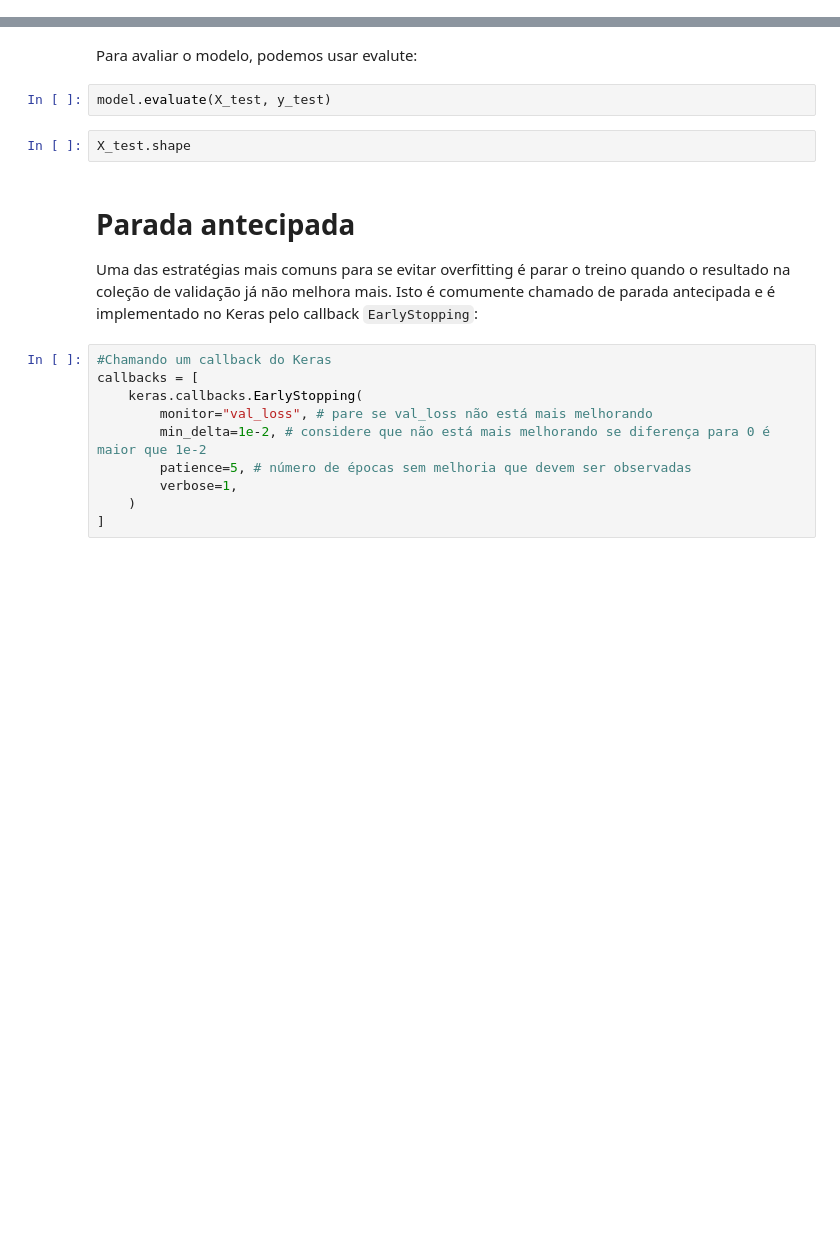
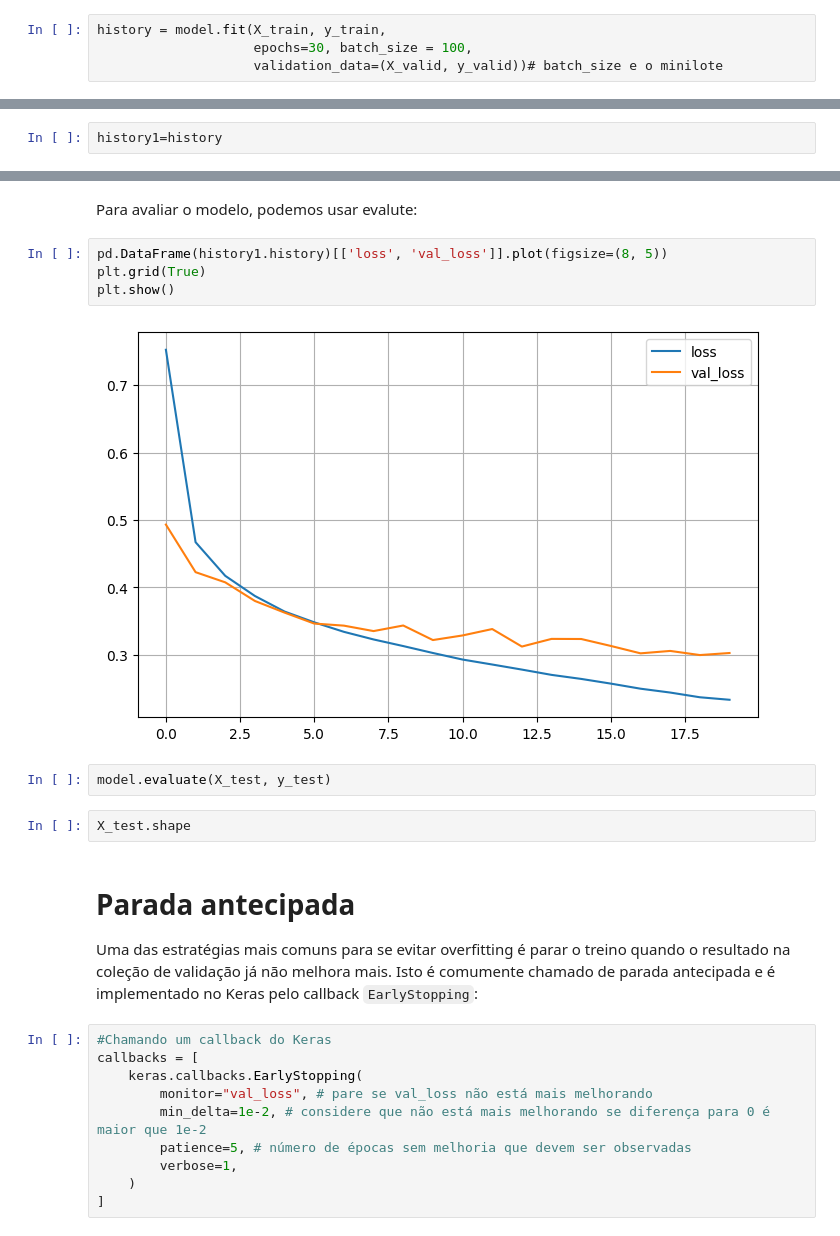
Before and after one commit to AnaCristina1972/projett, a Jupyter notebook: Aula2_RedesNeurais_keras_aula_Classificação1.ipynb, the cells around one changed output, grey strips where cells are left out. Drawn from its saved outputs; the diff is of its cells as text; blank space fills up the shorter version.

```diff
--- a/Aula2_RedesNeurais_keras_aula_Classificação1.ipynb
+++ b/Aula2_RedesNeurais_keras_aula_Classificação1.ipynb
@@ -188,3 +198,7 @@ model = SeqModel()
 model.compile(loss="sparse_categorical_crossentropy",
               optimizer="sgd",
               metrics=["accuracy"])
+# %%
+history = model.fit(X_train, y_train,
+                    epochs=30, batch_size = 100,
+                    validation_data=(X_valid, y_valid))# batch_size e o minilote
@@ -195,4 +245,6 @@ history = model.fit(X_train, y_train,
 # %% [markdown]
 A seguir, temos um resumo do modelo, que nos ajuda a entender sua complexidade: mais de 300 mil parâmetros!
+# %%
+history1=history
 # %%
 model.summary()
@@ -209,5 +299,11 @@ plt.show()
 # %% [markdown]
 Para avaliar o modelo, podemos usar evalute:
+# %%
+pd.DataFrame(history1.history)[['loss', 'val_loss']].plot(figsize=(8, 5))
+plt.grid(True)
+plt.show()
+# %% [output]
+[figure, added]
 # %%
 model.evaluate(X_test, y_test)
 # %%
```
Also changed, not shown: parts of 11 cells of this notebook.
